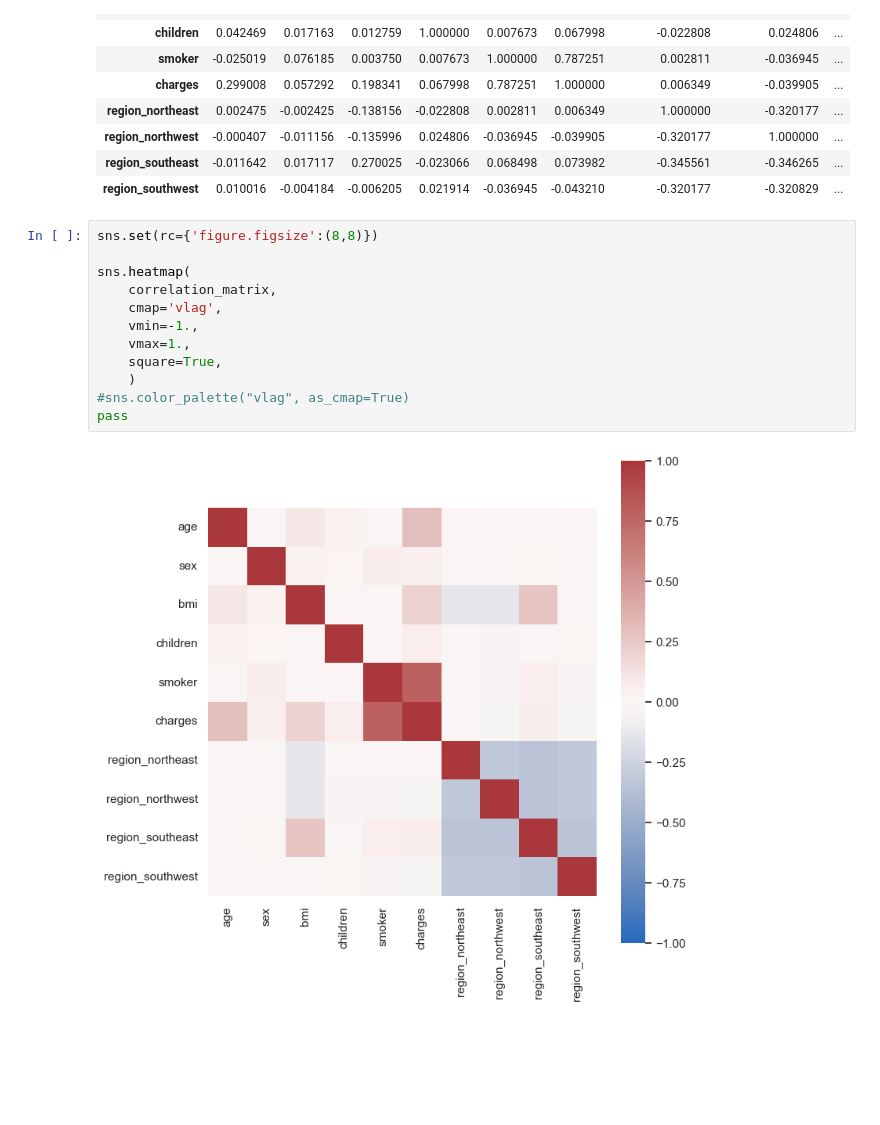
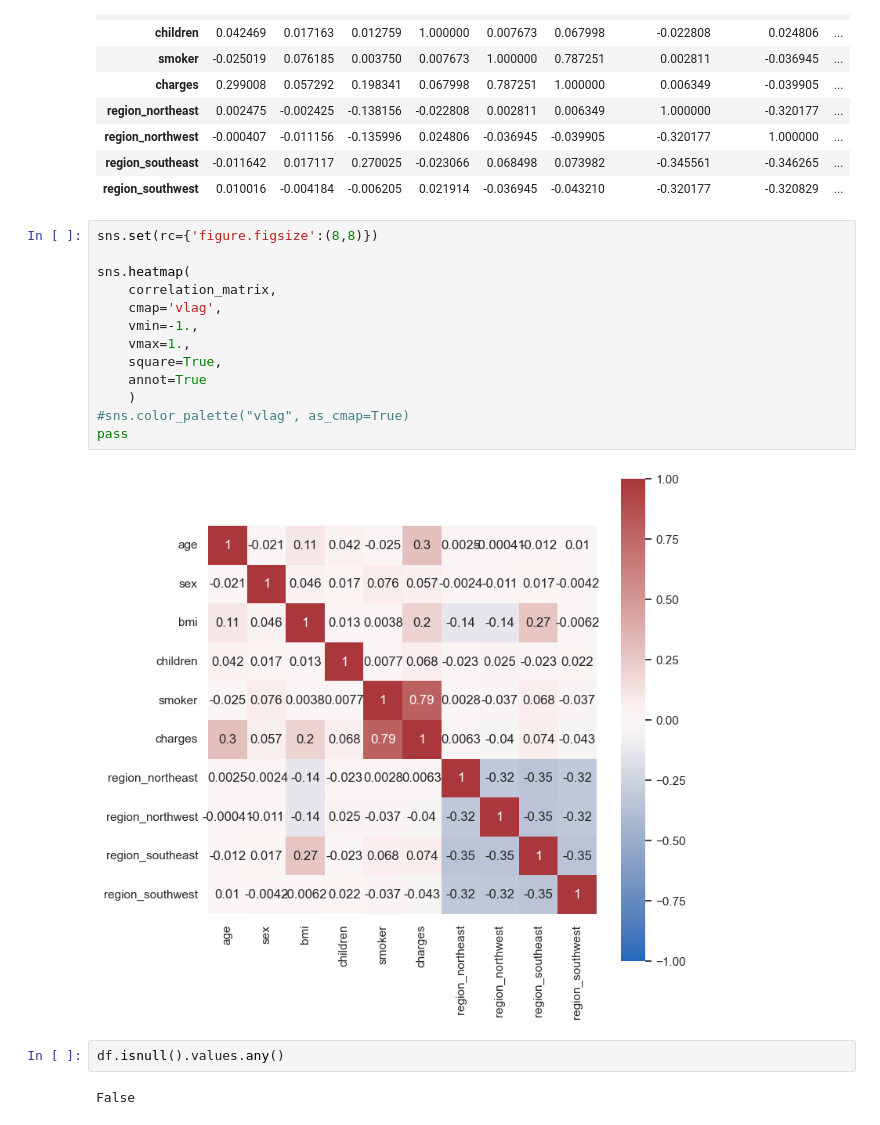
Before and after one commit to infoshareacademy/JDSZR11-DatA_Team, a Jupyter notebook: preprocessing.ipynb, the cells around one changed output. Saved outputs shown, nothing was run; the diff lists cells and outputs as text; blank space fills up the shorter version.

```diff
--- a/preprocessing.ipynb
+++ b/preprocessing.ipynb
@@ -109,14 +110,19 @@ correlation_matrix
 # %%
 sns.set(rc={'figure.figsize':(8,8)})
 
 sns.heatmap(
     correlation_matrix,
     cmap='vlag',
     vmin=-1.,
     vmax=1.,
     square=True,
+    annot=True
     )
 #sns.color_palette("vlag", as_cmap=True)
 pass
 # %% [output]
-[figure, old version]
+[figure, new version]
+# %%
+df.isnull().values.any()
+# %% [output]
+False
```
Also changed, not shown: parts of 16 cells of this notebook.
